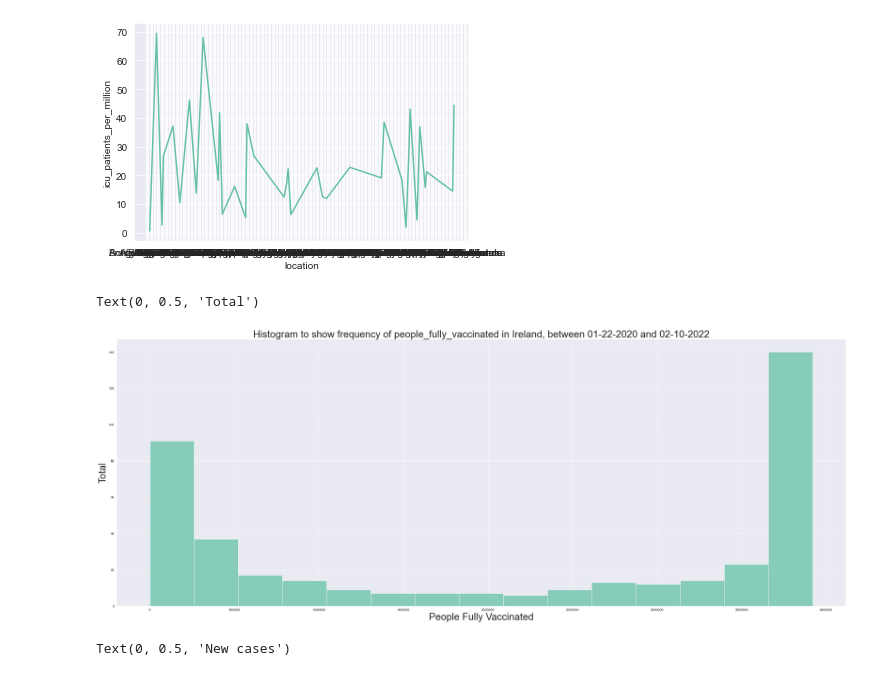
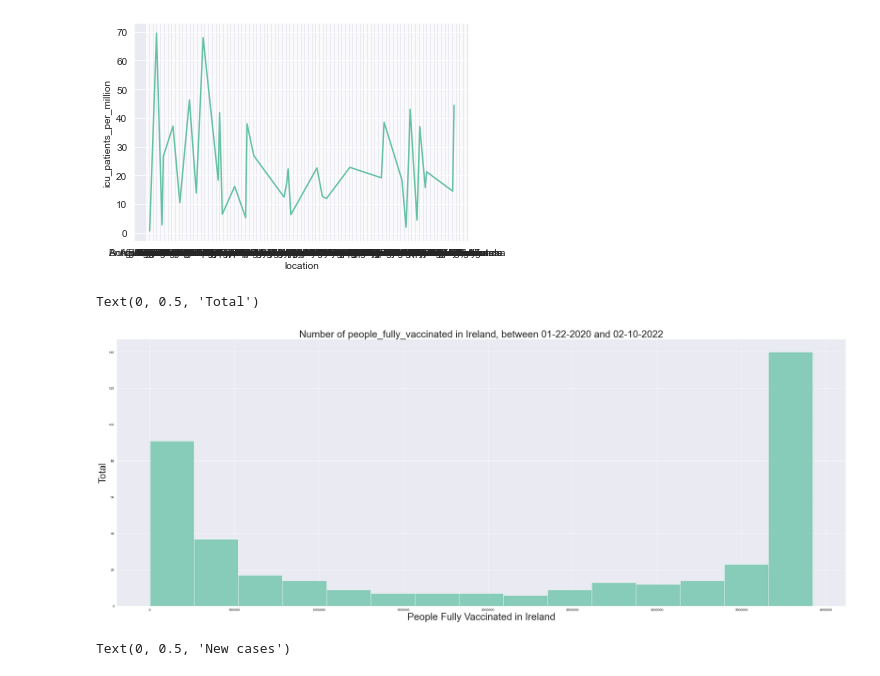
Before and after one commit to Alant84/-UCDPA_AlanTarpey-, a Jupyter notebook: Daily Omicron (COVID-19 Dataset).ipynb, the cells around one changed output. Cells and saved outputs as stored; diff of their text form; code cells hidden in the pictures.

```diff
--- a/Daily Omicron (COVID-19 Dataset).ipynb
+++ b/Daily Omicron (COVID-19 Dataset).ipynb
@@ -745,16 +771,18 @@ sns.lineplot(x="location", y="icu_patients_per_million", ci=None, data=df)
 <AxesSubplot:xlabel='location', ylabel='icu_patients_per_million'>
 [figure]
 # %%
+# Visualise 6
+
 temp_data = df[df['location'] == "Ireland"]
 
 fig, ax = plt.subplots(figsize = (40,15))
 ax = sns.histplot(data=temp_data, x="people_fully_vaccinated", bins=15)
 
-ax.set_title("Histogram to show frequency of people_fully_vaccinated in Ireland, between 01-22-2020 and 02-10-2022", fontsize = 30)
-ax.set_xlabel("People Fully Vaccinated", fontsize = 30)
+ax.set_title("Number of people_fully_vaccinated in Ireland, between 01-22-2020 and 02-10-2022", fontsize = 30)
+ax.set_xlabel("People Fully Vaccinated in Ireland", fontsize = 30)
 ax.ticklabel_format(axis='x', style='plain', scilimits=None, useOffset=None, useLocale=None, useMathText=None)
 ax.set_ylabel("Total", fontsize = 30)
 # %% [output]
 Text(0, 0.5, 'Total')
-[figure, old version]
+[figure, new version]
 # %%
```
Also changed, not shown: parts of 19 cells of this notebook.
